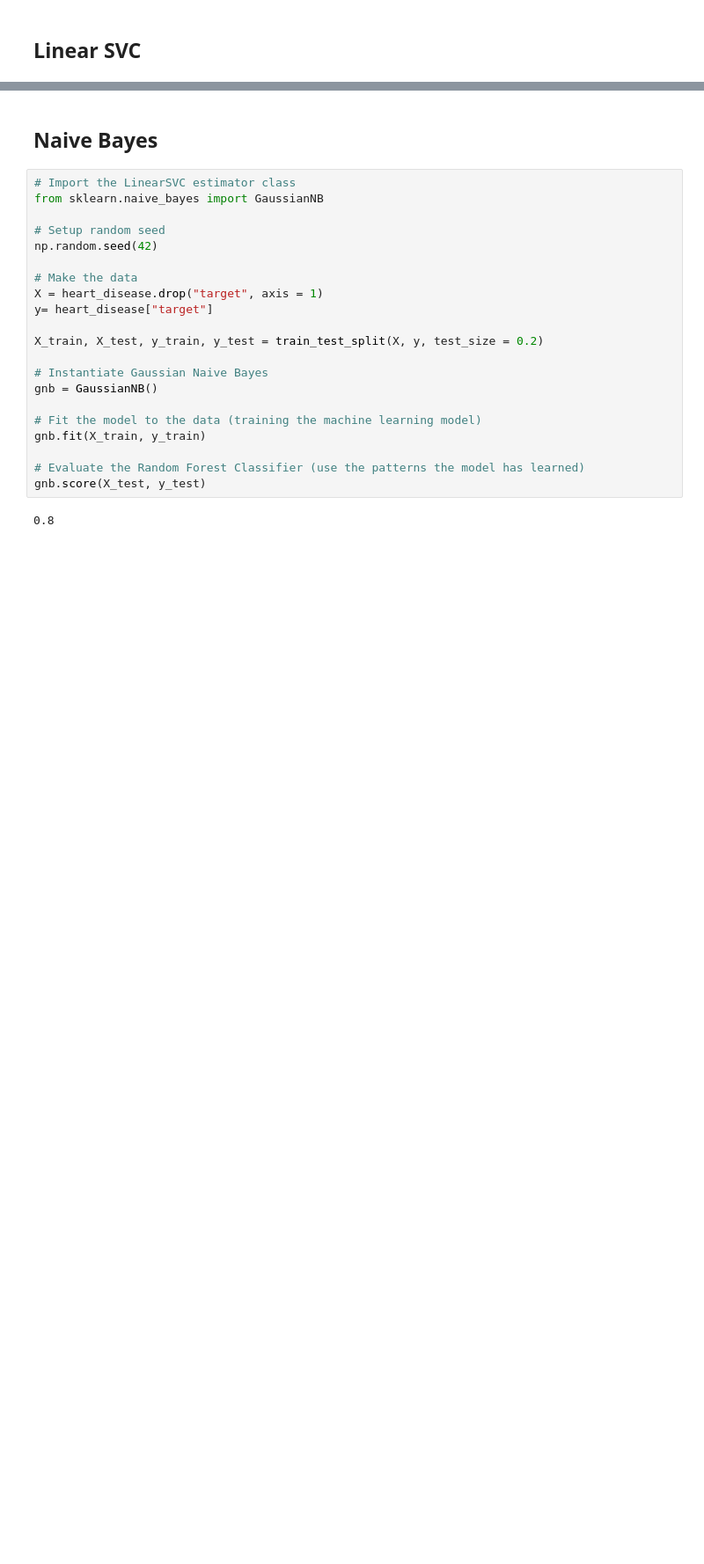
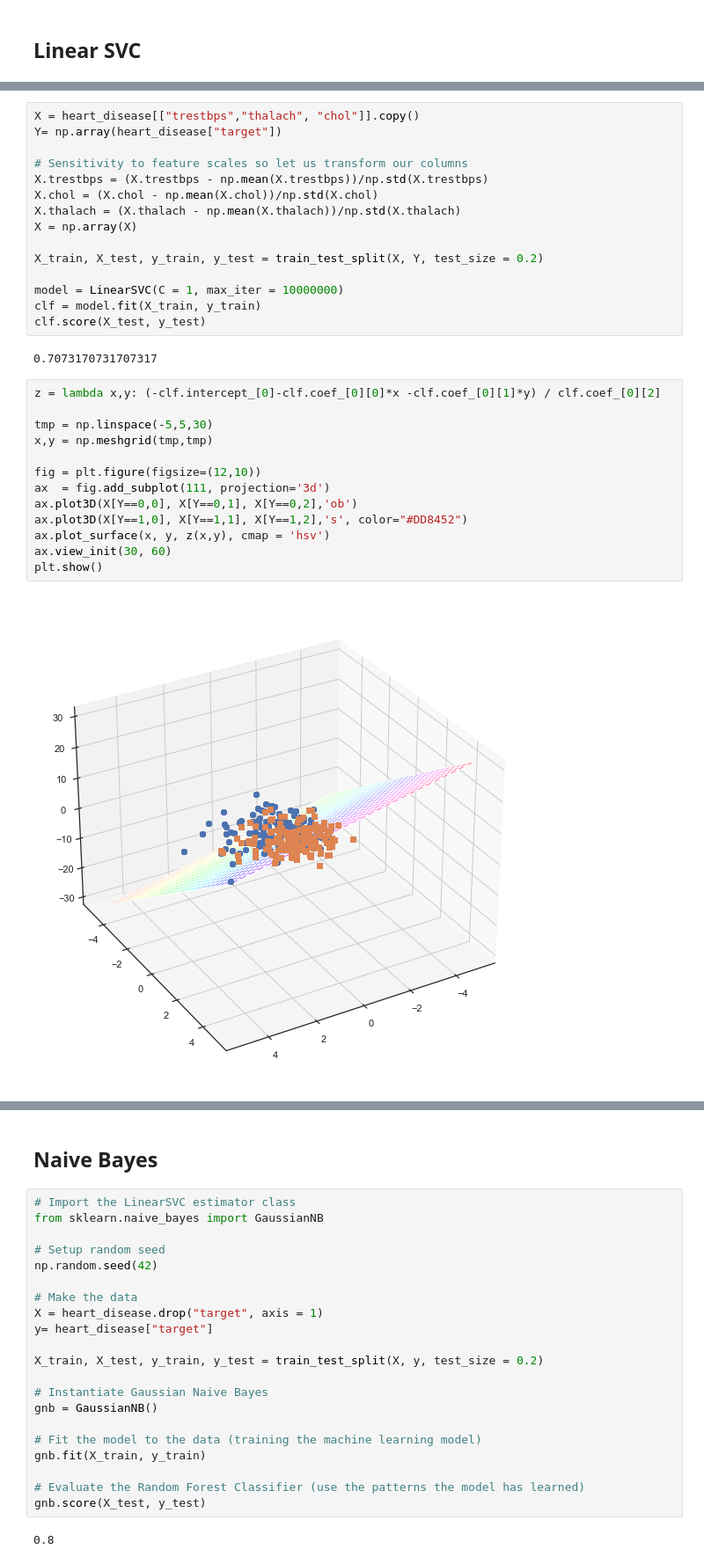
Before and after one commit to mcabanlit/ml-training, a Jupyter notebook: heart-disease-prediction.ipynb, the cells around one changed output, grey strips where cells are left out. Shown at 88% size. Saved outputs shown, nothing was run; the diff lists cells and outputs as text; blank space fills up the shorter version.

Commit message:
Updated Model Samples

```diff
--- a/heart-disease-prediction.ipynb
+++ b/heart-disease-prediction.ipynb
@@ -319,0 +170,32 @@ clf.score(X_test, y_test)
+# %%
+X = heart_disease[["trestbps","thalach", "chol"]].copy()
+Y= np.array(heart_disease["target"])
+
+# Sensitivity to feature scales so let us transform our columns
+X.trestbps = (X.trestbps - np.mean(X.trestbps))/np.std(X.trestbps)
+X.chol = (X.chol - np.mean(X.chol))/np.std(X.chol)
+X.thalach = (X.thalach - np.mean(X.thalach))/np.std(X.thalach)
+X = np.array(X)
+
+X_train, X_test, y_train, y_test = train_test_split(X, Y, test_size = 0.2)
+
+model = LinearSVC(C = 1, max_iter = 10000000)
+clf = model.fit(X_train, y_train)
+clf.score(X_test, y_test)
+# %% [output]
+0.7073170731707317
+# %%
+z = lambda x,y: (-clf.intercept_[0]-clf.coef_[0][0]*x -clf.coef_[0][1]*y) / clf.coef_[0][2]
+
+tmp = np.linspace(-5,5,30)
+x,y = np.meshgrid(tmp,tmp)
+
+fig = plt.figure(figsize=(12,10))
+ax  = fig.add_subplot(111, projection='3d')
+ax.plot3D(X[Y==0,0], X[Y==0,1], X[Y==0,2],'ob')
+ax.plot3D(X[Y==1,0], X[Y==1,1], X[Y==1,2],'s', color="#DD8452")
+ax.plot_surface(x, y, z(x,y), cmap = 'hsv')
+ax.view_init(30, 60)
+plt.show()
+# %% [output]
+[figure, added]
```
Also changed, not shown: parts of 49 cells of this notebook, 18 other files.
